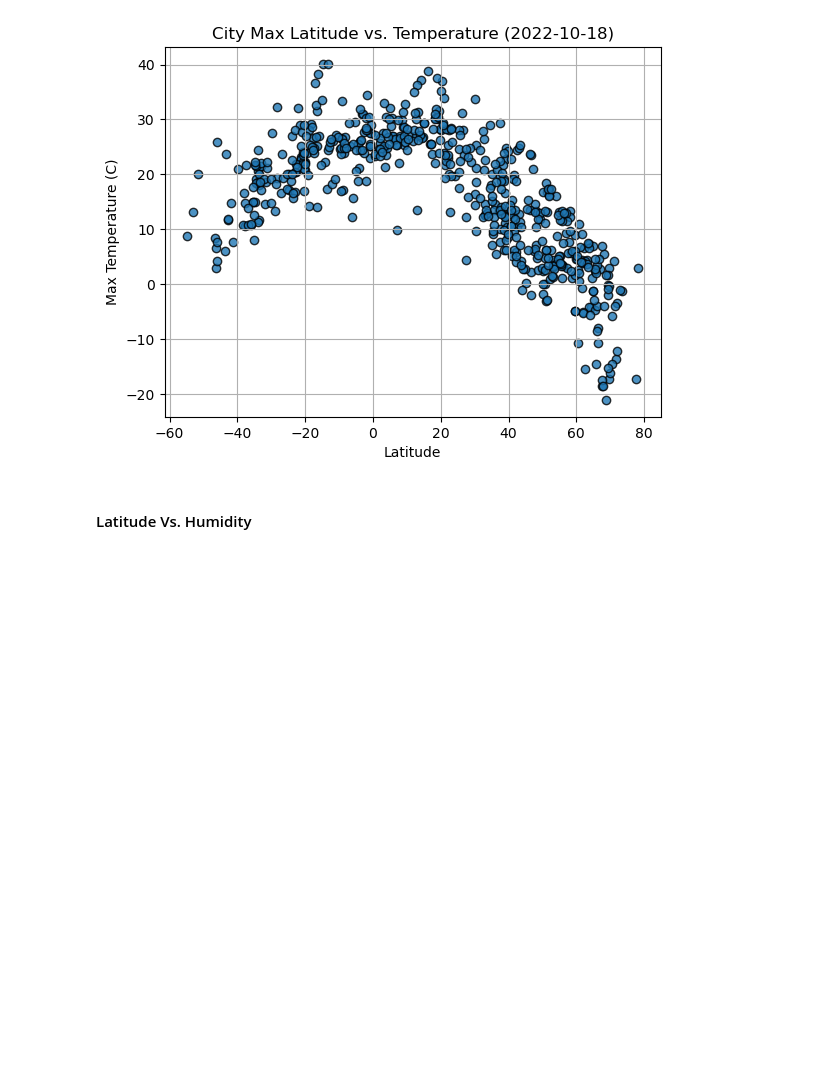
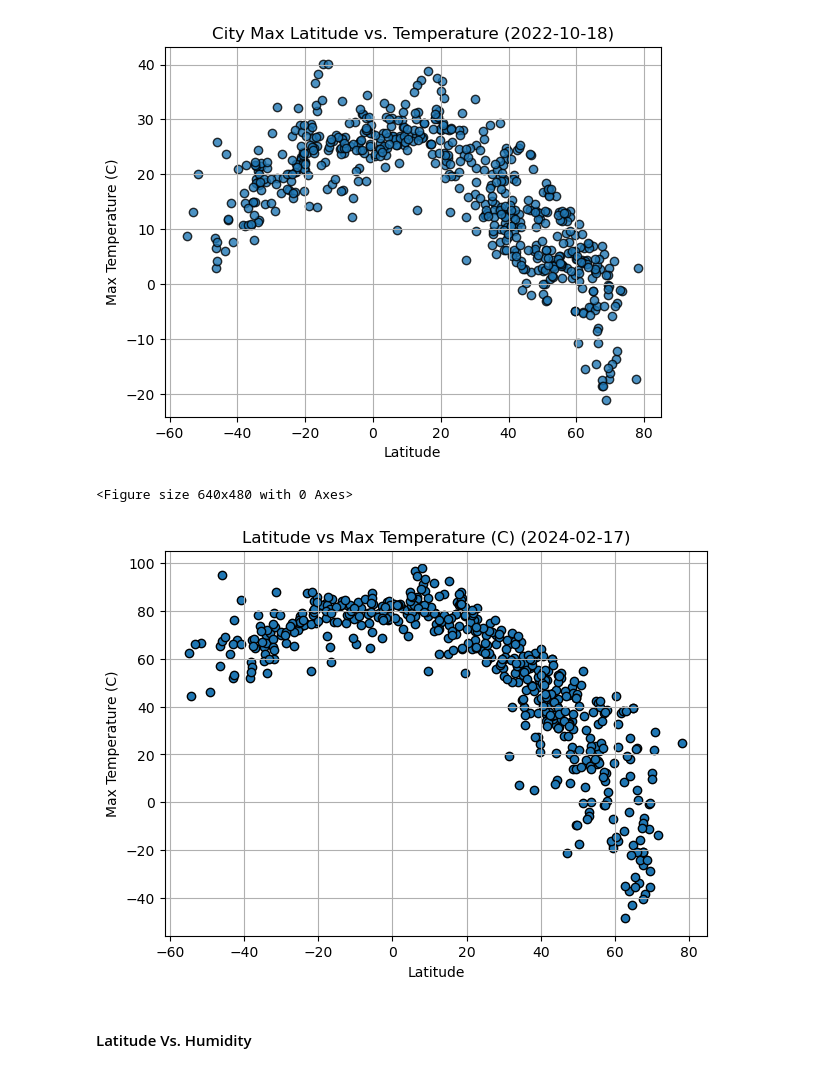
Before and after one commit to teelam1910/python-api-analysis, a Jupyter notebook: WeatherPy/WeatherPy (main).ipynb, the cells around one changed output. Cells and saved outputs as stored; diff of their text form; code cells hidden in the pictures; blank space fills up the shorter version.

```diff
--- a/WeatherPy/WeatherPy (main).ipynb
+++ b/WeatherPy/WeatherPy (main).ipynb
@@ -203,3 +234,23 @@ plt.show()
+# %%
+# Build scatter plot for latitude vs. temperature
+# Incorporate the other graph properties
+
+
+x = city_data_df.Lat
+y = city_data_df['Max Temp']
+title = 'Max Temperature (C)'
+
+# Save the figure
+plt.savefig("output_data/Fig1.png")
+
+# Show plot
+plt.show()
+# %% [output]
+<Figure size 640x480 with 0 Axes>
+# %%
+chart(x,y,title)
+# %% [output]
+[figure, added]
 # %% [markdown]
 #### Latitude Vs. Humidity
 # %%
```
Also changed, not shown: parts of 15 cells of this notebook, 7 other files.
